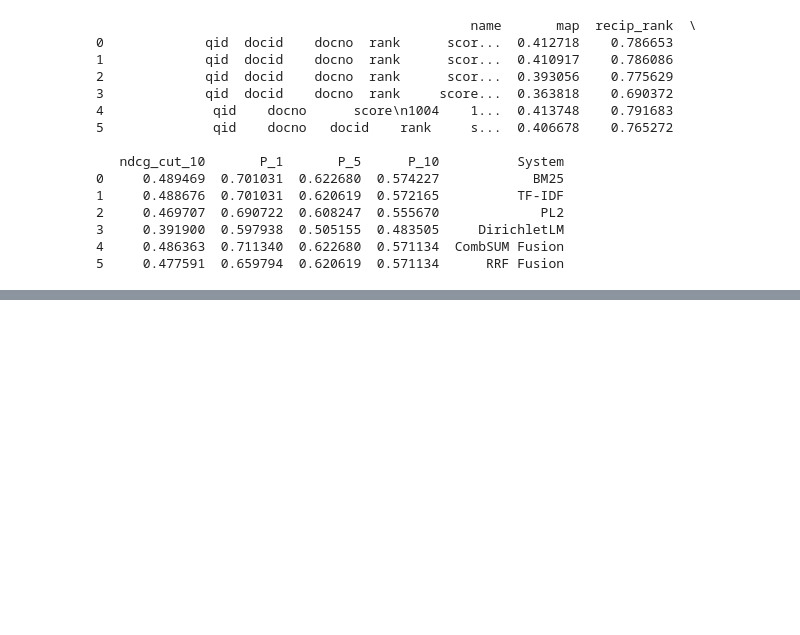
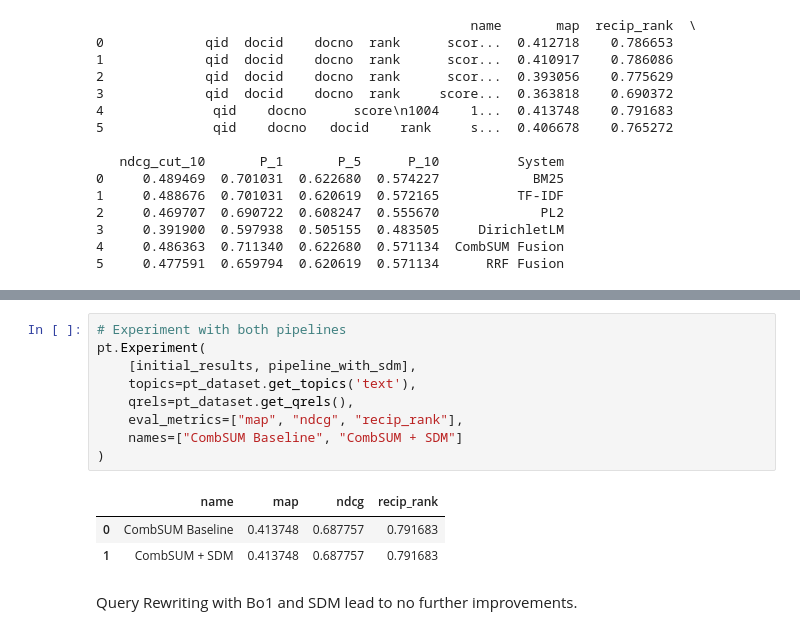
Before and after one commit to len-rtz/wir-2024-relevancers, a Jupyter notebook: retrieval-evaluation-notebook.ipynb, the cells around one changed output, grey strips where cells are left out. Cells and saved outputs as stored; diff of their text form; blank space fills up the shorter version.

```diff
--- a/retrieval-evaluation-notebook.ipynb
+++ b/retrieval-evaluation-notebook.ipynb
@@ -342,0 +402,15 @@ print(results)
+# %%
+# Experiment with both pipelines
+pt.Experiment(
+    [initial_results, pipeline_with_sdm],
+    topics=pt_dataset.get_topics('text'),
+    qrels=pt_dataset.get_qrels(),
+    eval_metrics=["map", "ndcg", "recip_rank"],
+    names=["CombSUM Baseline", "CombSUM + SDM"]
+)
+# %% [output]
+|  | name | map | ndcg | recip_rank |
+| 0 | CombSUM Baseline | 0.413748 | 0.687757 | 0.791683 |
+| 1 | CombSUM + SDM | 0.413748 | 0.687757 | 0.791683 |
+# %% [markdown]
+Query Rewriting with Bo1 and SDM lead to no further improvements.
```
Also changed, not shown: parts of 10 cells of this notebook.
